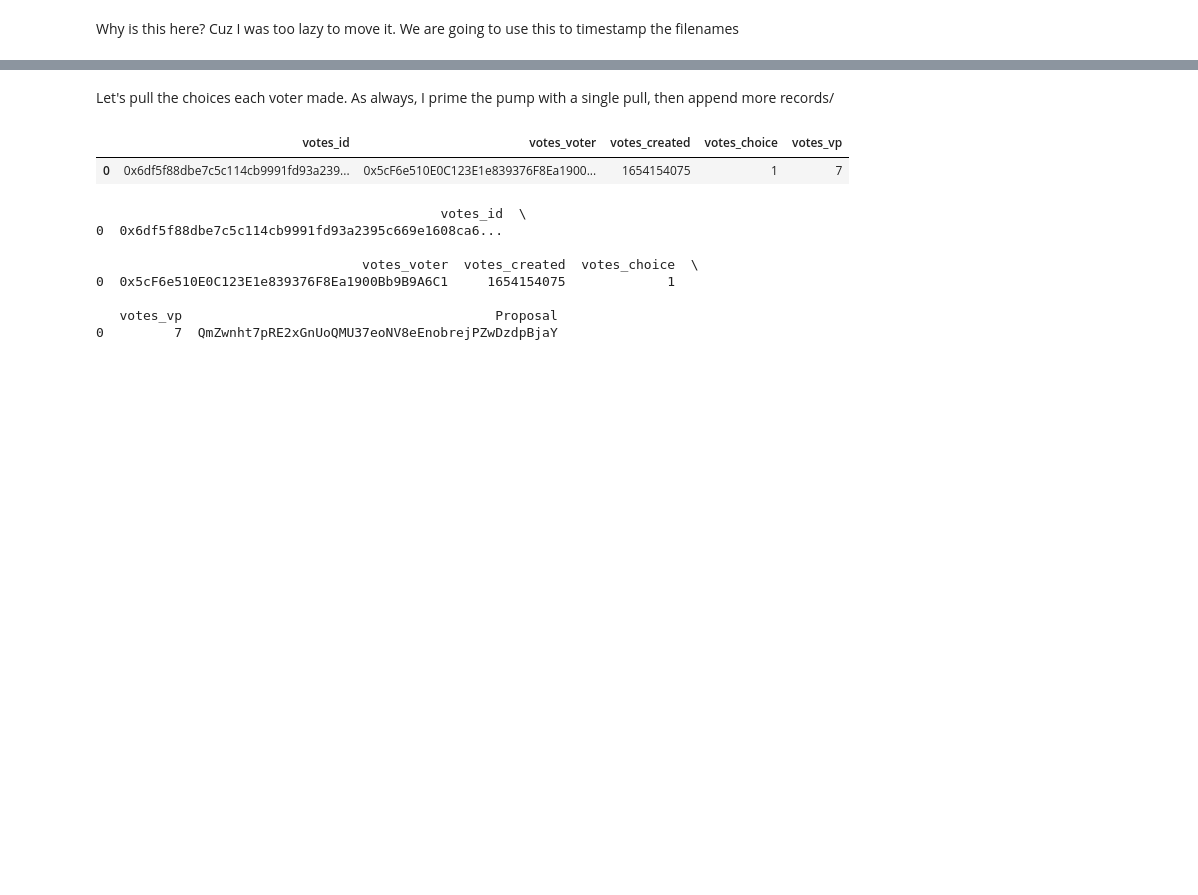
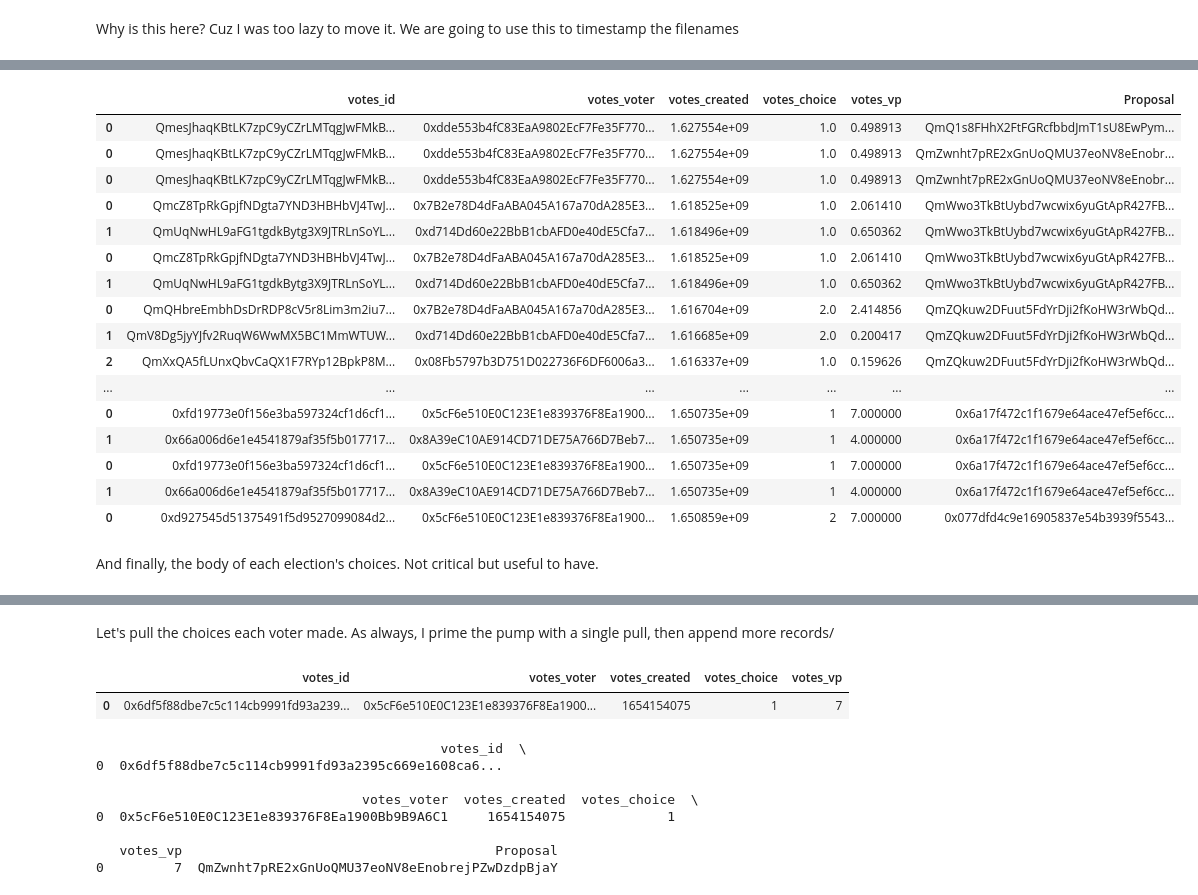
Before and after one commit to EdgeCaser/snapshot_governance, a Jupyter notebook: snapshot_crawler.ipynb, the cells around one changed output, grey strips where cells are left out. Cells and saved outputs as stored; diff of their text form; code cells hidden in the pictures; blank space fills up the shorter version.

```diff
--- a/snapshot_crawler.ipynb
+++ b/snapshot_crawler.ipynb
@@ -200,0 +208,10 @@ proposals_snapshots.to_csv(path, index = False)
+# %%
+proposal_id = proposals_snapshots.iloc[1,2]
+voting_snapshots_list = sg.query_df([
+  vote_tracker.id,
+  vote_tracker.voter,
+  vote_tracker.created,
+  vote_tracker.choice,
+  vote_tracker.vp
+])
+voting_snapshots_list
@@ -200,0 +221,3 @@ proposals_snapshots.to_csv(path, index = False)
+# %%
+voting_snapshots_list['Proposal'] = proposal_id
+print(voting_snapshots_list)
@@ -200,0 +233,23 @@ proposals_snapshots.to_csv(path, index = False)
+# %%
+n=2
+total_props = (len(proposals_snapshots))-1
+while n<=50: ##total_props:
+  proposal_id = proposals_snapshots.iloc[n,2]
+  if n%10 == 0: print (n,proposal_id)
+  n=n+1
+  vote_tracker = snapshot.Query.votes(
+  orderBy = 'created',
+  orderDirection='desc',
+  first=10000,
+  where=[
+    snapshot.Vote.proposal == proposal_id
+  ])
+  voting_snapshots_list2 = sg.query_df([
+    vote_tracker.id,
+    vote_tracker.voter,
+    vote_tracker.created,
+    vote_tracker.choice,
+    vote_tracker.vp
+  ])
+  voting_snapshots_list2['Proposal'] = proposal_id
+  voting_snapshots_list = pd.concat([voting_snapshots_list,voting_snapshots_list2])
@@ -200,0 +262,20 @@ proposals_snapshots.to_csv(path, index = False)
+# %%
+voting_snapshots_list
+# %% [output]
+|  | votes_id | votes_voter | votes_created | votes_choice | votes_vp | Proposal |
+| 0 | QmesJhaqKBtLK7zpC9yCZrLMTqgJwFMkB... | 0xdde553b4fC83EaA9802EcF7Fe35F770... | 1.627554e+09 | 1.0 | 0.498913 | QmQ1s8FHhX2FtFGRcfbbdJmT1sU8EwPym... |
+| 0 | QmesJhaqKBtLK7zpC9yCZrLMTqgJwFMkB... | 0xdde553b4fC83EaA9802EcF7Fe35F770... | 1.627554e+09 | 1.0 | 0.498913 | QmZwnht7pRE2xGnUoQMU37eoNV8eEnobr... |
+| 0 | QmesJhaqKBtLK7zpC9yCZrLMTqgJwFMkB... | 0xdde553b4fC83EaA9802EcF7Fe35F770... | 1.627554e+09 | 1.0 | 0.498913 | QmZwnht7pRE2xGnUoQMU37eoNV8eEnobr... |
+| 0 | QmcZ8TpRkGpjfNDgta7YND3HBHbVJ4TwJ... | 0x7B2e78D4dFaABA045A167a70dA285E3... | 1.618525e+09 | 1.0 | 2.061410 | QmWwo3TkBtUybd7wcwix6yuGtApR427FB... |
+| 1 | QmUqNwHL9aFG1tgdkBytg3X9JTRLnSoYL... | 0xd714Dd60e22BbB1cbAFD0e40dE5Cfa7... | 1.618496e+09 | 1.0 | 0.650362 | QmWwo3TkBtUybd7wcwix6yuGtApR427FB... |
+| 0 | QmcZ8TpRkGpjfNDgta7YND3HBHbVJ4TwJ... | 0x7B2e78D4dFaABA045A167a70dA285E3... | 1.618525e+09 | 1.0 | 2.061410 | QmWwo3TkBtUybd7wcwix6yuGtApR427FB... |
+| 1 | QmUqNwHL9aFG1tgdkBytg3X9JTRLnSoYL... | 0xd714Dd60e22BbB1cbAFD0e40dE5Cfa7... | 1.618496e+09 | 1.0 | 0.650362 | QmWwo3TkBtUybd7wcwix6yuGtApR427FB... |
+| 0 | QmQHbreEmbhDsDrRDP8cV5r8Lim3m2iu7... | 0x7B2e78D4dFaABA045A167a70dA285E3... | 1.616704e+09 | 2.0 | 2.414856 | QmZQkuw2DFuut5FdYrDji2fKoHW3rWbQd... |
+| 1 | QmV8Dg5jyYJfv2RuqW6WwMX5BC1MmWTUW... | 0xd714Dd60e22BbB1cbAFD0e40dE5Cfa7... | 1.616685e+09 | 2.0 | 0.200417 | QmZQkuw2DFuut5FdYrDji2fKoHW3rWbQd... |
+| 2 | QmXxQA5fLUnxQbvCaQX1F7RYp12BpkP8M... | 0x08Fb5797b3D751D022736F6DF6006a3... | 1.616337e+09 | 1.0 | 0.159626 | QmZQkuw2DFuut5FdYrDji2fKoHW3rWbQd... |
+| ... | ... | ... | ... | ... | ... | ... |
+| 0 | 0xfd19773e0f156e3ba597324cf1d6cf1... | 0x5cF6e510E0C123E1e839376F8Ea1900... | 1.650735e+09 | 1 | 7.000000 | 0x6a17f472c1f1679e64ace47ef5ef6cc... |
+| 1 | 0x66a006d6e1e4541879af35f5b017717... | 0x8A39eC10AE914CD71DE75A766D7Beb7... | 1.650735e+09 | 1 | 4.000000 | 0x6a17f472c1f1679e64ace47ef5ef6cc... |
+| 0 | 0xfd19773e0f156e3ba597324cf1d6cf1... | 0x5cF6e510E0C123E1e839376F8Ea1900... | 1.650735e+09 | 1 | 7.000000 | 0x6a17f472c1f1679e64ace47ef5ef6cc... |
+| 1 | 0x66a006d6e1e4541879af35f5b017717... | 0x8A39eC10AE914CD71DE75A766D7Beb7... | 1.650735e+09 | 1 | 4.000000 | 0x6a17f472c1f1679e64ace47ef5ef6cc... |
+| 0 | 0xd927545d51375491f5d9527099084d2... | 0x5cF6e510E0C123E1e839376F8Ea1900... | 1.650859e+09 | 2 | 7.000000 | 0x077dfd4c9e16905837e54b3939f5543... |
@@ -200,0 +287,2 @@ proposals_snapshots.to_csv(path, index = False)
+# %% [markdown]
+And finally, the body of each election's choices. Not critical but useful to have.
```
Also changed, not shown: parts of 13 cells of this notebook, 7 other files.
